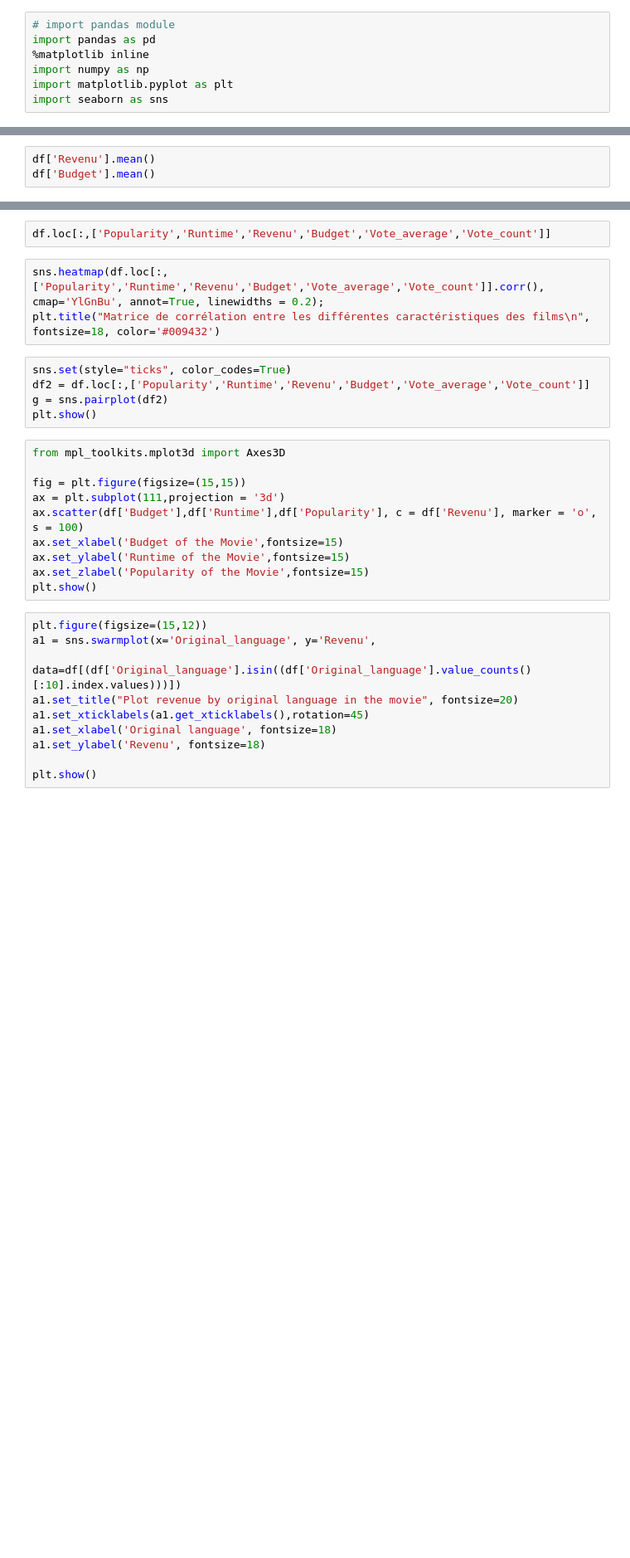
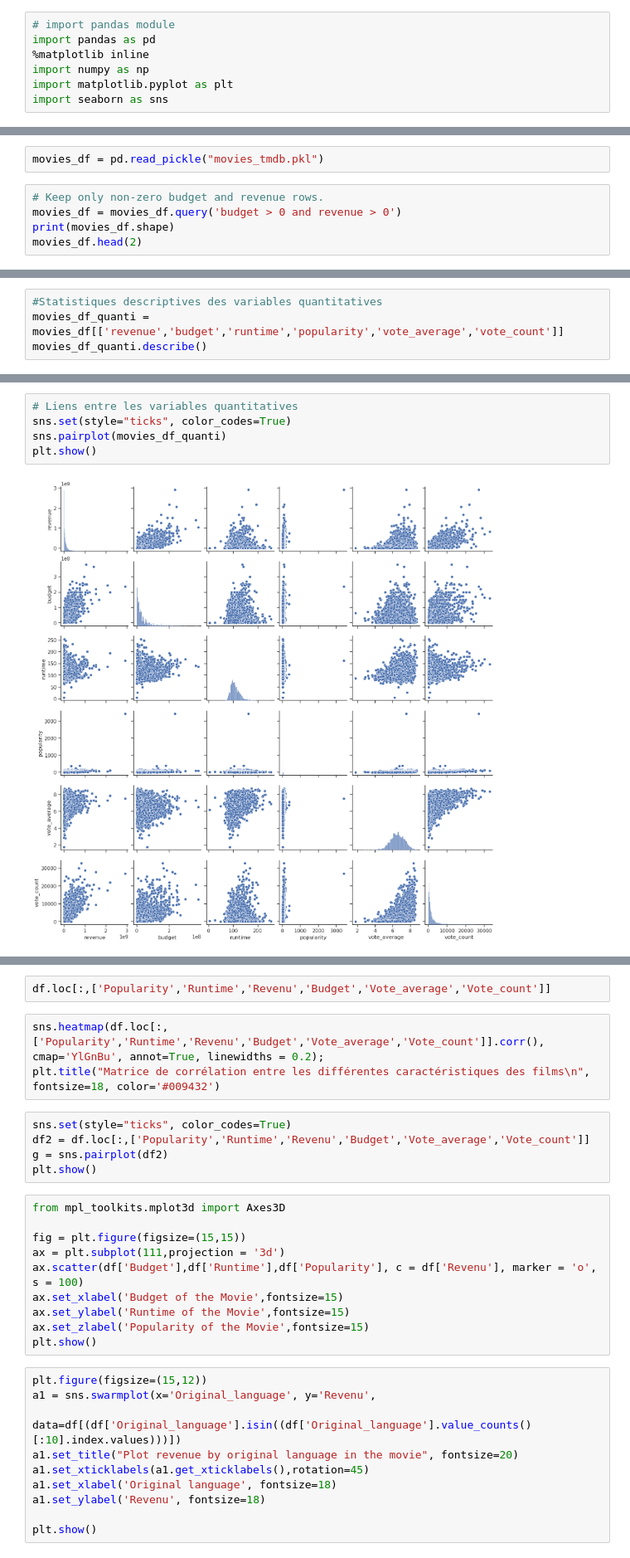
Before and after one commit to jomayans/Projet-Python, a Jupyter notebook: Notebook_analyses_descriptives.ipynb, the cells around one changed output, grey strips where cells are left out. Shown at 83% size. Drawn from its saved outputs; the diff is of its cells as text; blank space fills up the shorter version.

Commit message:
Analyse descriptive 4
4ème update analyse descriptive

```diff
--- a/Notebook_analyses_descriptives.ipynb
+++ b/Notebook_analyses_descriptives.ipynb
@@ -20,0 +8,7 @@ df.shape
+# %%
+movies_df = pd.read_pickle("movies_tmdb.pkl")
+# %%
+# Keep only non-zero budget and revenue rows.
+movies_df = movies_df.query('budget > 0 and revenue > 0')
+print(movies_df.shape)
+movies_df.head(2)
@@ -21,3 +21,4 @@ df.shape
 # %%
-df['Revenu'].mean()
-df['Budget'].mean()
+#Statistiques descriptives des variables quantitatives
+movies_df_quanti = movies_df[['revenue','budget','runtime','popularity','vote_average','vote_count']]
+movies_df_quanti.describe()
@@ -24 +35,8 @@ df['Budget'].mean()
+# %%
+# Liens entre les variables quantitatives
+sns.set(style="ticks", color_codes=True)
+sns.pairplot(movies_df_quanti)
+plt.show()
+# %% [output]
+[figure, added]
 # %%
```
Also changed, not shown: parts of 6 cells of this notebook.
